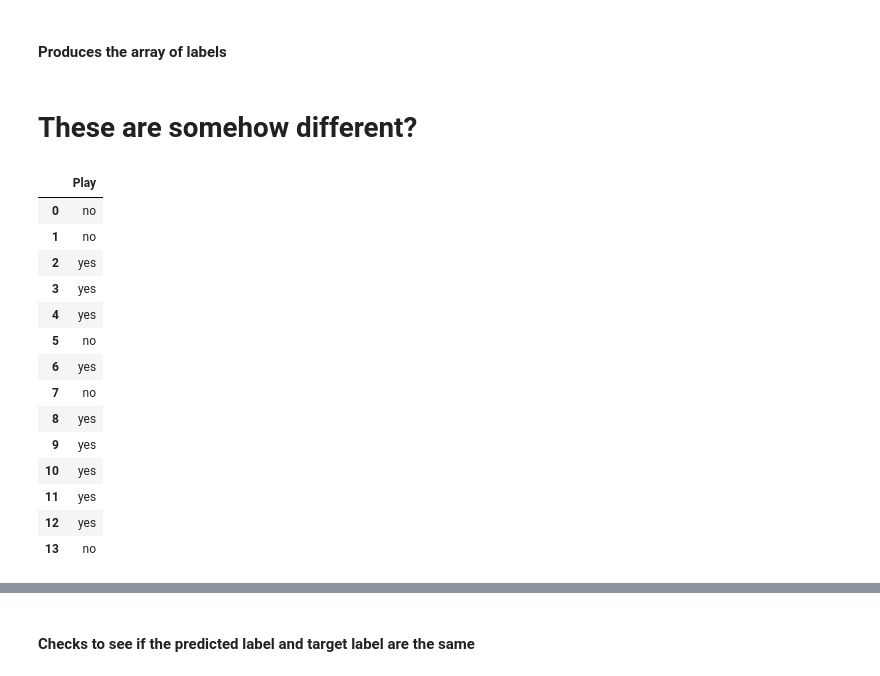
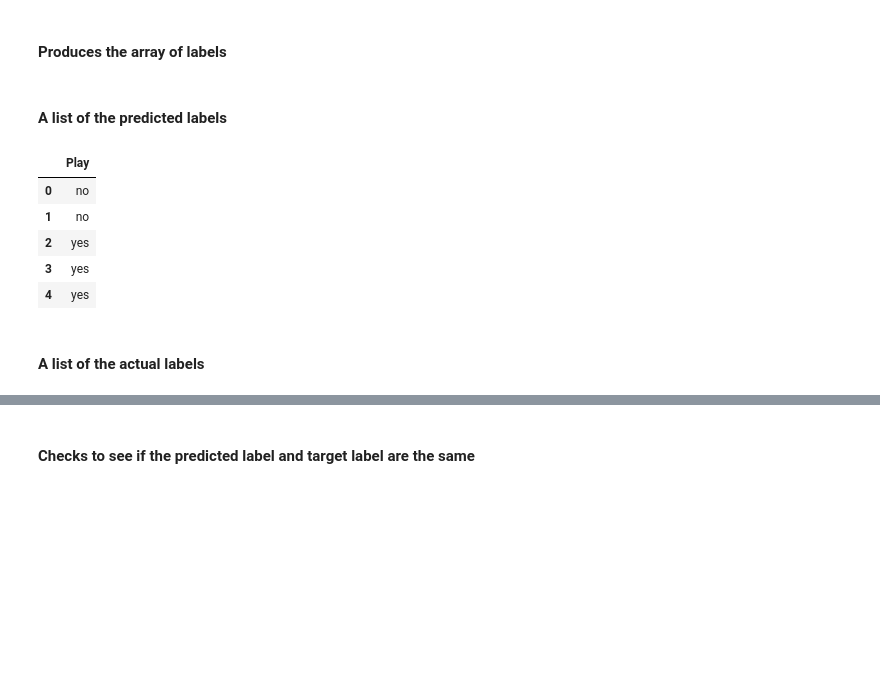
Before and after one commit to HexRoy/CSC310-A3, a Jupyter notebook: Notebook.ipynb, the cells around one changed output, grey strips where cells are left out. Drawn from its saved outputs; the diff is of its cells as text; code cells hidden in the pictures; blank space fills up the shorter version.

```diff
--- a/Notebook.ipynb
+++ b/Notebook.ipynb
@@ -88,24 +100,17 @@ predict_array = tennis_dtree.predict(tennis_numerical)
 predicted_labels = pd.DataFrame(predict_array)
 # %%
 predicted_labels.columns = ['Play']
-# %% [markdown]
-# These are somehow different?
+# %% [markdown]
+#### A list of the predicted labels
 # %%
-predicted_labels
+predicted_labels.head()
 # %% [output]
 |  | Play |
 | 0 | no |
 | 1 | no |
 | 2 | yes |
 | 3 | yes |
 | 4 | yes |
-| 5 | no |
-| 6 | yes |
-| 7 | no |
-| 8 | yes |
-| 9 | yes |
-| 10 | yes |
-| 11 | yes |
-| 12 | yes |
-| 13 | no |
+# %% [markdown]
+#### A list of the actual labels
 # %%
```
Also changed, not shown: parts of 25 cells of this notebook.
